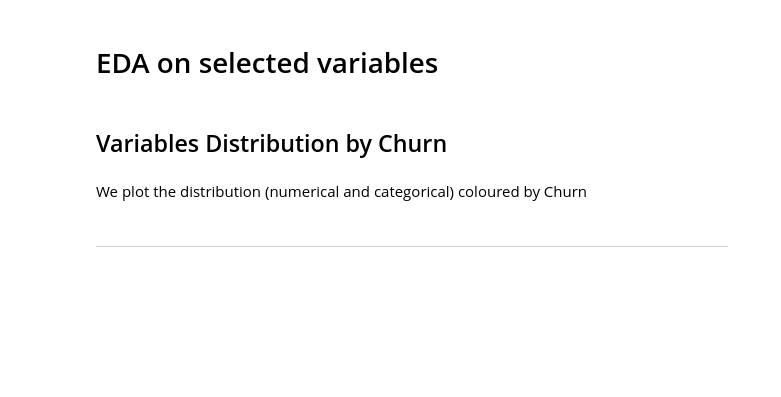
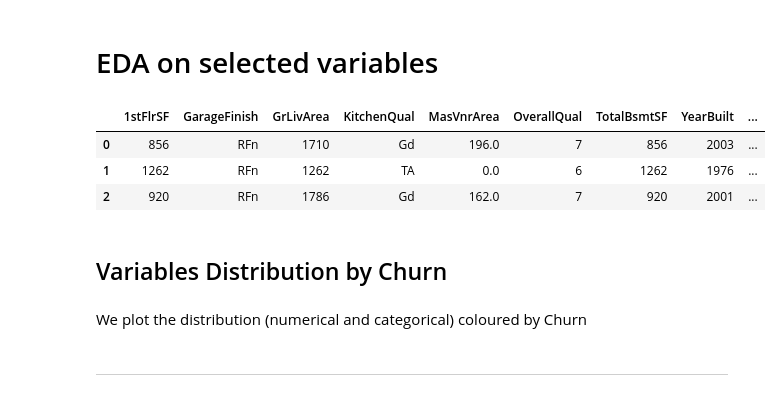
Before and after one commit to linobollansee/Ames-Price-Predictor, a Jupyter notebook: jupyter_notebooks/02 - DataStudy.ipynb, the cells around one changed output. Saved outputs shown, nothing was run; the diff lists cells and outputs as text; code cells hidden in the pictures; blank space fills up the shorter version.

Commit message:
Notebook 02 correlation, spearman, pearson, vars_to_study, EDA

```diff
--- a/jupyter_notebooks/02 - DataStudy.ipynb
+++ b/jupyter_notebooks/02 - DataStudy.ipynb
@@ -102,0 +144,3 @@ vars_to_study
+# %%
+vars_to_study = ['1stFlrSF', 'GarageFinish', 'GrLivArea', 'KitchenQual', 'MasVnrArea', 'OverallQual', 'TotalBsmtSF', 'YearBuilt']
+vars_to_study
@@ -103,8 +156,13 @@ vars_to_study
 # %% [markdown]
 # EDA on selected variables
 # %%
-df_eda = df.filter(vars_to_study + ['Churn'])
+df_eda = df.filter(vars_to_study + ['SalePrice'])
 df_eda.head(3)
+# %% [output]
+|  | 1stFlrSF | GarageFinish | GrLivArea | KitchenQual | MasVnrArea | OverallQual | TotalBsmtSF | YearBuilt | ... |
+| 0 | 856 | RFn | 1710 | Gd | 196.0 | 7 | 856 | 2003 | ... |
+| 1 | 1262 | RFn | 1262 | TA | 0.0 | 6 | 1262 | 1976 | ... |
+| 2 | 920 | RFn | 1786 | Gd | 162.0 | 7 | 920 | 2001 | ... |
 # %% [markdown]
 ## Variables Distribution by Churn
 # %% [markdown]
```
Also changed, not shown: parts of 10 cells of this notebook.
